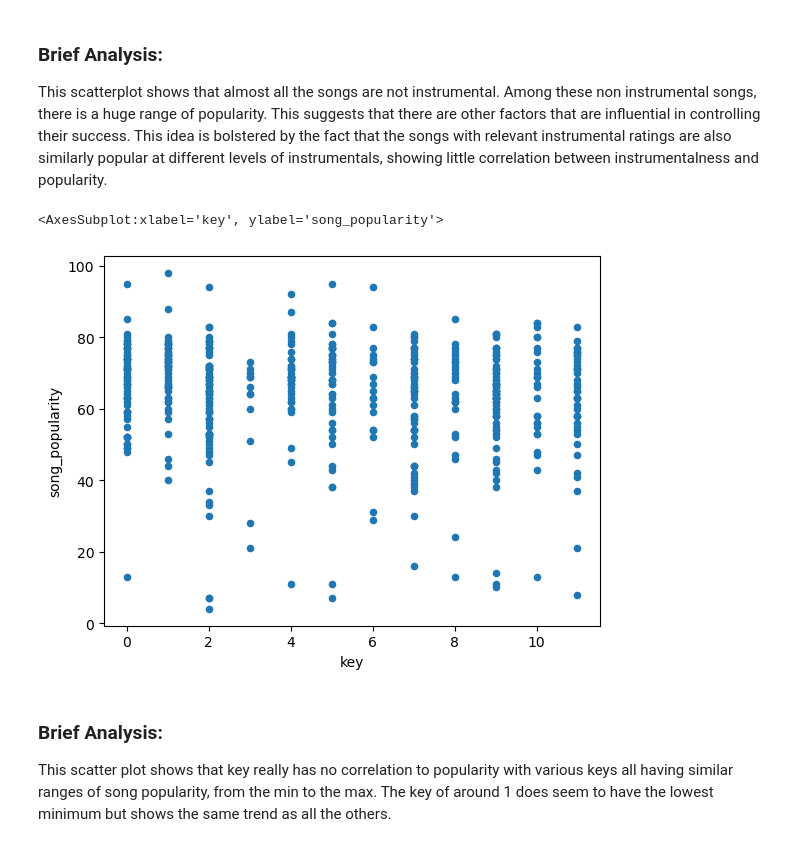
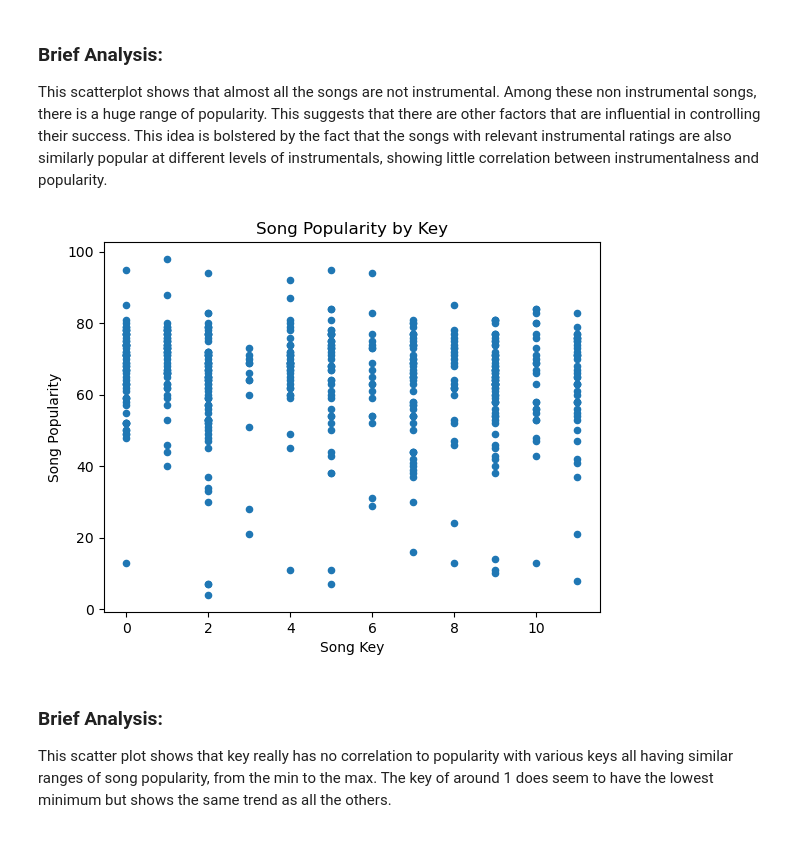
Before and after one commit to ubco-W2022T2-data301/project-group-group48, a Jupyter notebook: analysis/analysis1.ipynb, the cells around one changed output. Drawn from its saved outputs; the diff is of its cells as text; code cells hidden in the pictures.

```diff
--- a/analysis/analysis1.ipynb
+++ b/analysis/analysis1.ipynb
@@ -180,9 +179,12 @@ singsong_cleaned.plot(kind='scatter', x='instrumentalness', y='song_popularity')
 This scatterplot shows that almost all the songs are not instrumental. Among these non instrumental songs, there is a huge range of popularity. This suggests that there are other factors that are influential in controlling their success. This idea is bolstered by the fact that the songs with relevant instrumental ratings are also similarly popular at different levels of instrumentals, showing little correlation between instrumentalness and popularity.
 # %%
 singsong_cleaned.plot(kind='scatter', x='key', y='song_popularity')
+plt.title('Song Popularity by Key')
+plt.xlabel('Song Key')
+plt.ylabel('Song Popularity')
+plt.show()
 # %% [output]
-<AxesSubplot:xlabel='key', ylabel='song_popularity'>
-[figure, old version]
+[figure, new version]
 # %% [markdown]
 ### Brief Analysis:
 
```
Also changed, not shown: parts of 53 cells of this notebook, 7 other files.
